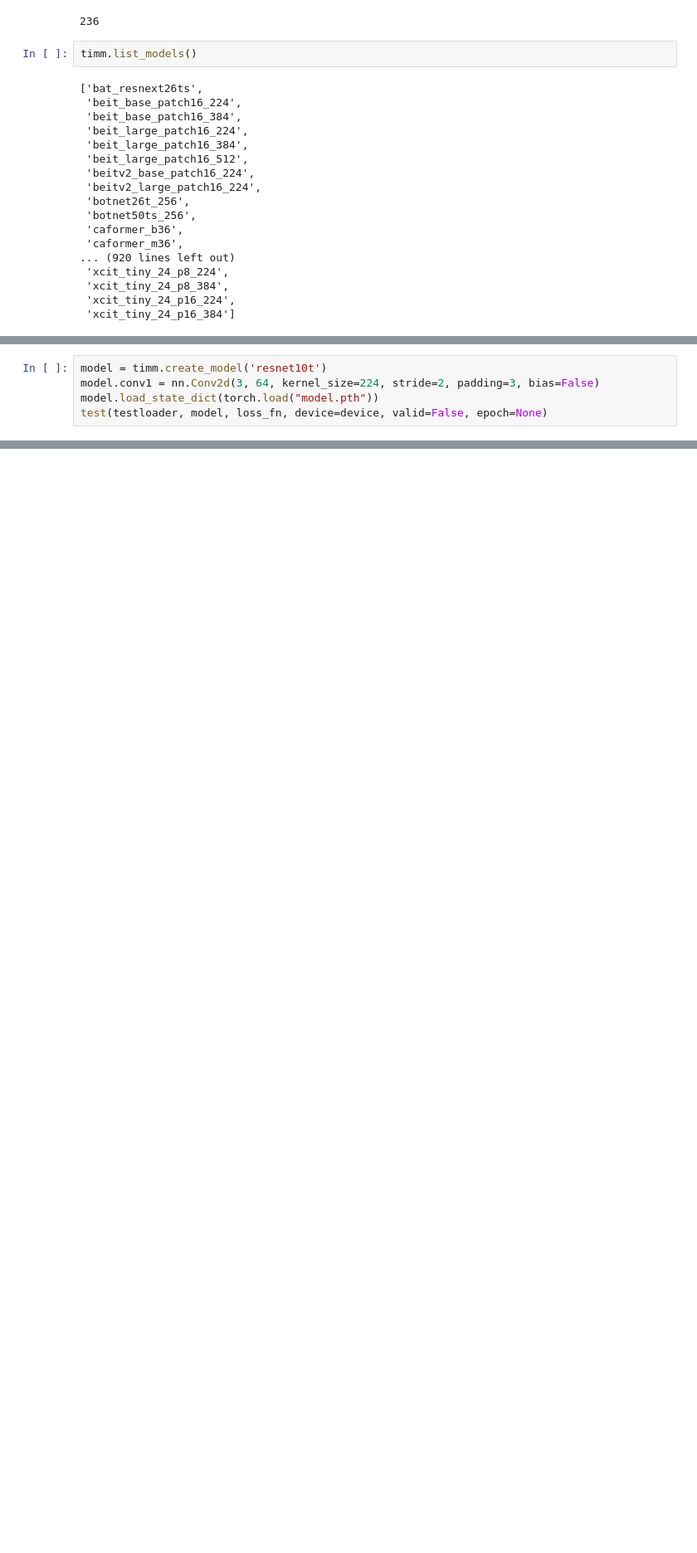
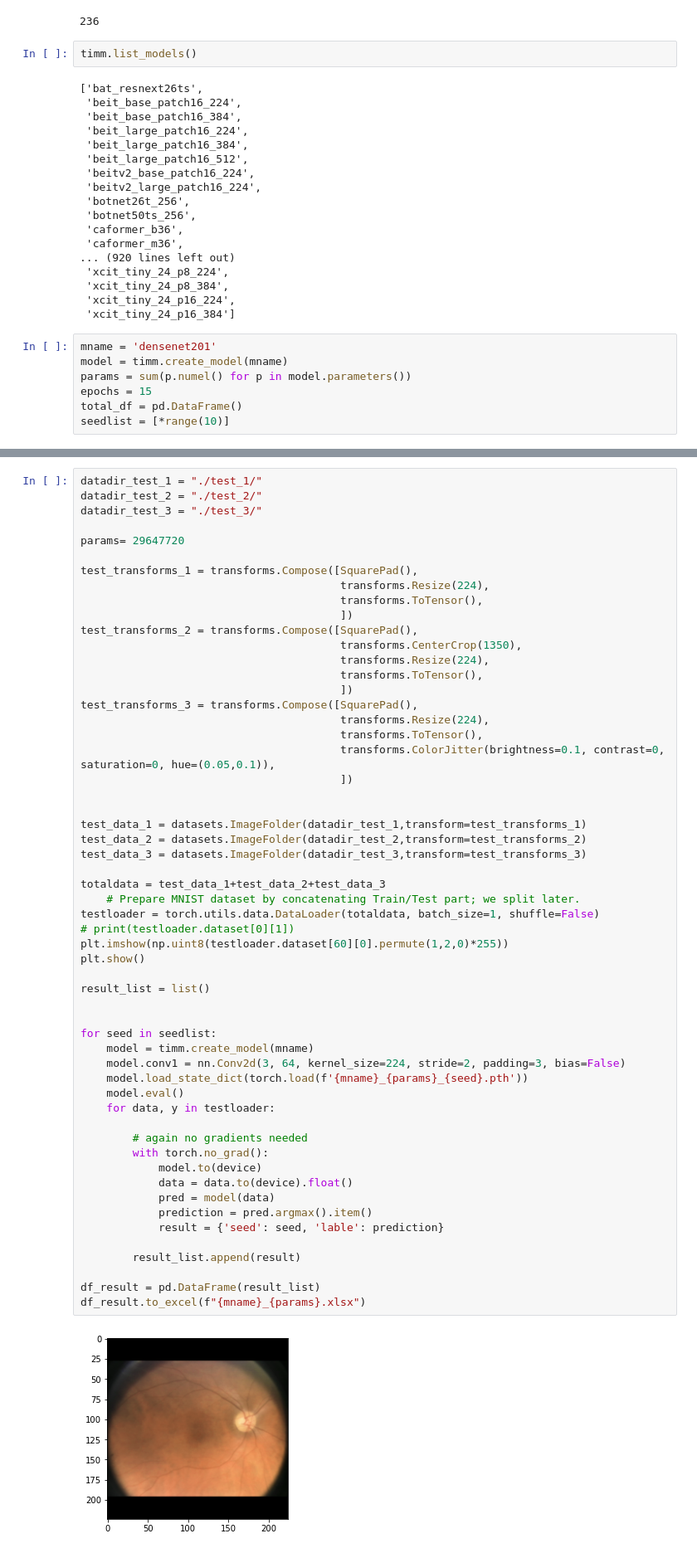
Before and after one commit to Catonpancake/AdvancedNN, a Jupyter notebook: retinatask.ipynb, the cells around one changed output, grey strips where cells are left out. Shown at 83% size. Saved outputs shown, nothing was run; the diff lists cells and outputs as text; blank space fills up the shorter version.

```diff
--- a/retinatask.ipynb
+++ b/retinatask.ipynb
@@ -81,4 +81,11 @@ timm.list_models()
  'xcit_tiny_24_p8_384',
  'xcit_tiny_24_p16_224',
  'xcit_tiny_24_p16_384']
+# %%
+mname = 'densenet201'
+model = timm.create_model(mname)
+params = sum(p.numel() for p in model.parameters())
+epochs = 15
+total_df = pd.DataFrame()
+seedlist = [*range(10)]
 # %%
@@ -131,5 +180,0 @@ testloader = DataLoader(dataset_t, batch_size=4,shuffle=False)
-# %%
-model = timm.create_model('resnet10t')
-model.conv1 = nn.Conv2d(3, 64, kernel_size=224, stride=2, padding=3, bias=False)
-model.load_state_dict(torch.load("model.pth"))
-test(testloader, model, loss_fn, device=device, valid=False, epoch=None)
@@ -179,0 +183,58 @@ def test_(dataloader, model, loss_fn, device, valid=True):
+# %%
+datadir_test_1 = "./test_1/"
+datadir_test_2 = "./test_2/"
+datadir_test_3 = "./test_3/"
+
+params= 29647720
+
+test_transforms_1 = transforms.Compose([SquarePad(),
+                                        transforms.Resize(224),
+                                        transforms.ToTensor(),
+                                        ])
+test_transforms_2 = transforms.Compose([SquarePad(),
+                                        transforms.CenterCrop(1350),
+                                        transforms.Resize(224),
+                                        transforms.ToTensor(),
+                                        ])
+test_transforms_3 = transforms.Compose([SquarePad(),
+                                        transforms.Resize(224),
+                                        transforms.ToTensor(),
+                                        transforms.ColorJitter(brightness=0.1, contrast=0, saturation=0, hue=(0.05,0.1)),
+                                        ])
+
+
+test_data_1 = datasets.ImageFolder(datadir_test_1,transform=test_transforms_1)
+test_data_2 = datasets.ImageFolder(datadir_test_2,transform=test_transforms_2)
+test_data_3 = datasets.ImageFolder(datadir_test_3,transform=test_transforms_3)
+
+totaldata = test_data_1+test_data_2+test_data_3
+    # Prepare MNIST dataset by concatenating Train/Test part; we split later.
+testloader = torch.utils.data.DataLoader(totaldata, batch_size=1, shuffle=False)
+# print(testloader.dataset[0][1])
+plt.imshow(np.uint8(testloader.dataset[60][0].permute(1,2,0)*255))
+plt.show()
+
+result_list = list()
+
+
+for seed in seedlist:
+    model = timm.create_model(mname)
+    model.conv1 = nn.Conv2d(3, 64, kernel_size=224, stride=2, padding=3, bias=False)
+    model.load_state_dict(torch.load(f'{mname}_{params}_{seed}.pth'))
+    model.eval()
+    for data, y in testloader:
+
+        # again no gradients needed
+        with torch.no_grad():
+            model.to(device)
+            data = data.to(device).float()
+            pred = model(data)
+            prediction = pred.argmax().item()
+            result = {'seed': seed, 'lable': prediction}
+
+        result_list.append(result)
+
+df_result = pd.DataFrame(result_list)
+df_result.to_excel(f"{mname}_{params}.xlsx")
+# %% [output]
+[figure, added]
```
Also changed, not shown: parts of 16 cells of this notebook.
